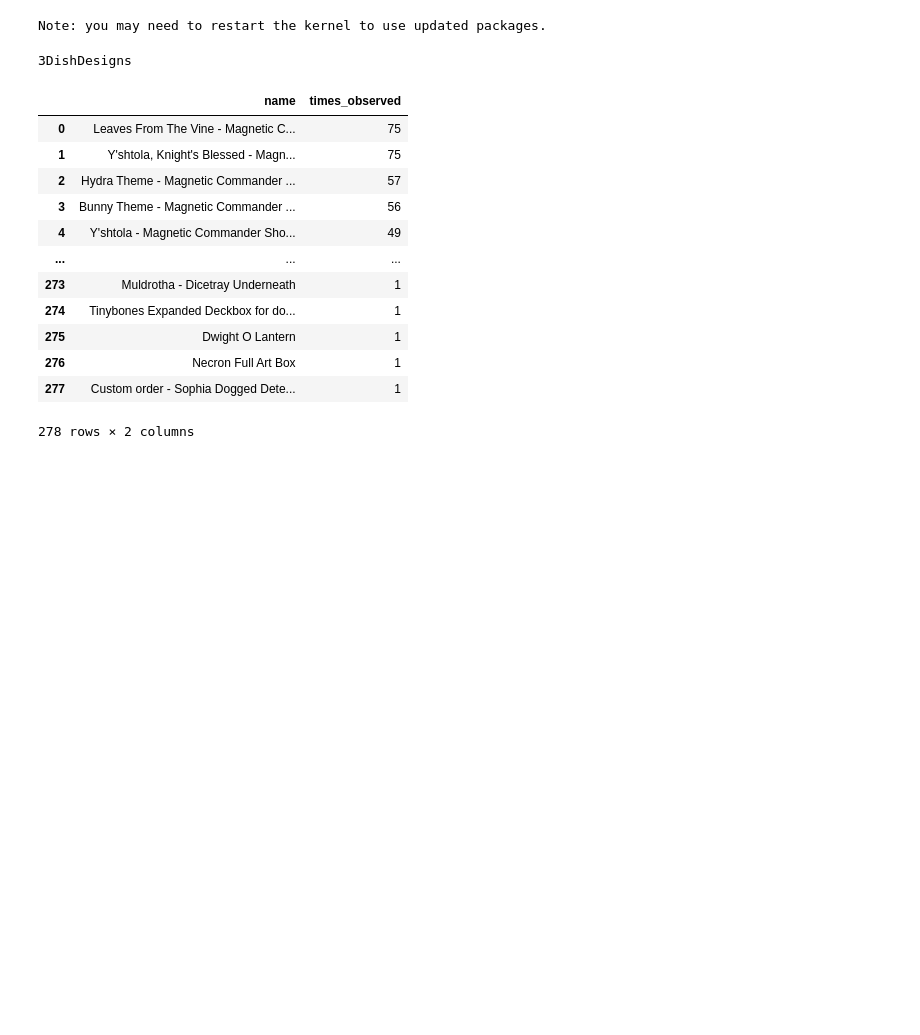
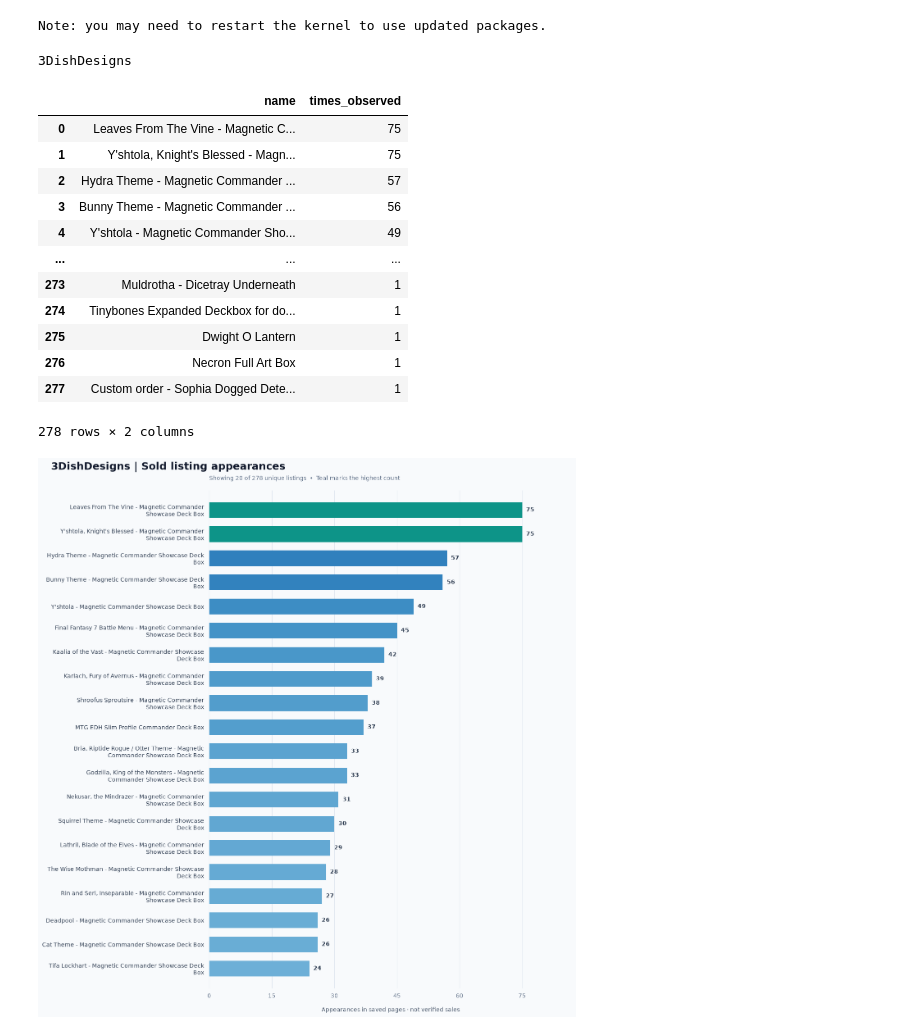
Before and after one commit to demetriusrauck/market_analysis, a Jupyter notebook: market_analysis.ipynb, the cells around one changed output. Saved outputs shown, nothing was run; the diff lists cells and outputs as text; code cells hidden in the pictures; blank space fills up the shorter version.

```diff
--- a/market_analysis.ipynb
+++ b/market_analysis.ipynb
@@ -283,26 +283,3 @@ def parse_saved_etsy_pages(folder="etsy_pages"):
 
 # Optional:
 # summary_df.to_csv("sold_listing_summary.csv", index=False)
-# %%
-def display_store_data(store):
-    print(store)
-    df = parse_saved_etsy_pages("etsy_pages/"+store)
-    summary_df = (
-        df.groupby("listing_id", as_index=False)
-        .agg(
-            name=("title", "first"),
-            times_observed=("listing_id", "size"),
-        )
-        .sort_values("times_observed", ascending=False)
-        [["name", "times_observed"]]
-        .reset_index(drop=True)
-    )
-
-    # with pd.option_context(
-    #     "display.max_rows", None,
-    #     "display.max_columns", None,
-    #     "display.max_colwidth", None,
-    # ):
-    display(summary_df)
-    # summary_df.head(50)
-    # return summary_df
@@ -309,18 +419,19 @@ def display_store_data(store):
 # %%
-display_store_data("3DishDesigns")
+display_store_data("3DishDesigns",top_n=20)
 # %% [output]
 3DishDesigns
 |  | name | times_observed |
 | 0 | Leaves From The Vine - Magnetic C... | 75 |
 | 1 | Y'shtola, Knight's Blessed - Magn... | 75 |
 | 2 | Hydra Theme - Magnetic Commander ... | 57 |
 | 3 | Bunny Theme - Magnetic Commander ... | 56 |
 | 4 | Y'shtola - Magnetic Commander Sho... | 49 |
 | ... | ... | ... |
 | 273 | Muldrotha - Dicetray Underneath | 1 |
 | 274 | Tinybones Expanded Deckbox for do... | 1 |
 | 275 | Dwight O Lantern | 1 |
 | 276 | Necron Full Art Box | 1 |
 | 277 | Custom order - Sophia Dogged Dete... | 1 |
 278 rows × 2 columns
+[figure, added]
 # %%
```
Also changed, not shown: parts of 7 cells of this notebook.
